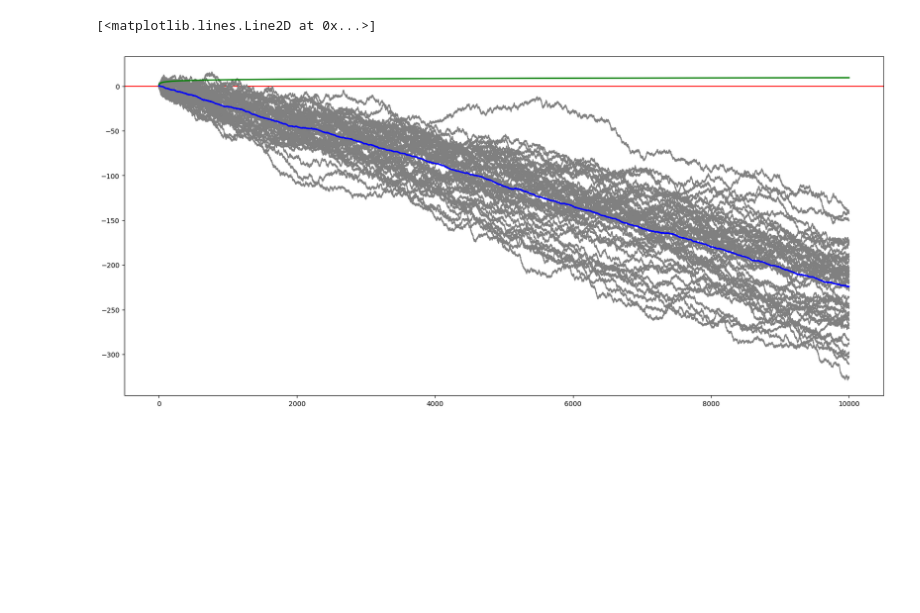
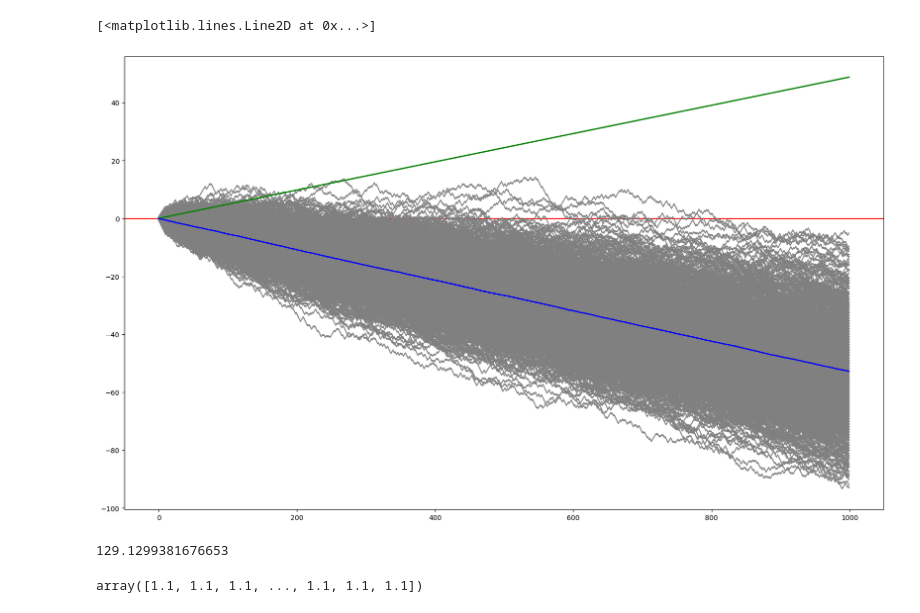
Before and after one commit to ivandimitrovkyulev/Notebooks, a Jupyter notebook: sample/Untitled.ipynb, the cells around one changed output. Saved outputs shown, nothing was run; the diff lists cells and outputs as text; code cells hidden in the pictures; blank space fills up the shorter version.

```diff
--- a/sample/Untitled.ipynb
+++ b/sample/Untitled.ipynb
@@ -3,33 +3,35 @@ import numpy as np
 import matplotlib.pyplot as plt
 # %%
 # Initial conditions
-n_iterations = 10_000
-n_epochs = 50
-payouts = (0.6, 1.6)
+n_iterations = 1_000
+n_epochs = 1_000
+payouts = (0.6, 1.5)
 probabilities = (0.5, 0.5)
+expected_value = np.sum(payouts) / len(payouts)
 
 
-plt.figure(figsize=(20, 9))
+plt.figure(figsize=(20, 12))
 plt.axhline(0, color="r")
 
 mult_epochs = []
-addt_epochs = []
 for i in range(n_epochs):
     outcome = np.random.choice(payouts, p=probabilities, size=n_iterations)
-
-    add_growth = np.cumsum(outcome)
     log_growth = np.log(np.cumprod(outcome))
-
     plt.plot(log_growth, color="gray")
-
-    addt_epochs.append(add_growth)
     mult_epochs.append(log_growth)
 
-
-average_add_growth = np.mean(addt_epochs, axis=0)
+average_add_growth = np.cumprod(np.repeat(expected_value, n_iterations))
 average_log_growth = np.mean(mult_epochs, axis=0)
 plt.plot(np.log(average_add_growth), color="green", linewidth=2)
 plt.plot(average_log_growth, color="blue", linewidth=2)
 # %% [output]
 [<matplotlib.lines.Line2D at 0x...>]
-[figure, old version]
+[figure, new version]
+# %%
+np.cumprod(np.repeat(expected_value, n_iterations))[50]
+# %% [output]
+129.1299381676653
+# %%
+np.repeat(expected_value, n_iterations)
+# %% [output]
+array([1.1, 1.1, 1.1, ..., 1.1, 1.1, 1.1])
```
Also changed, not shown: 7 other files.
